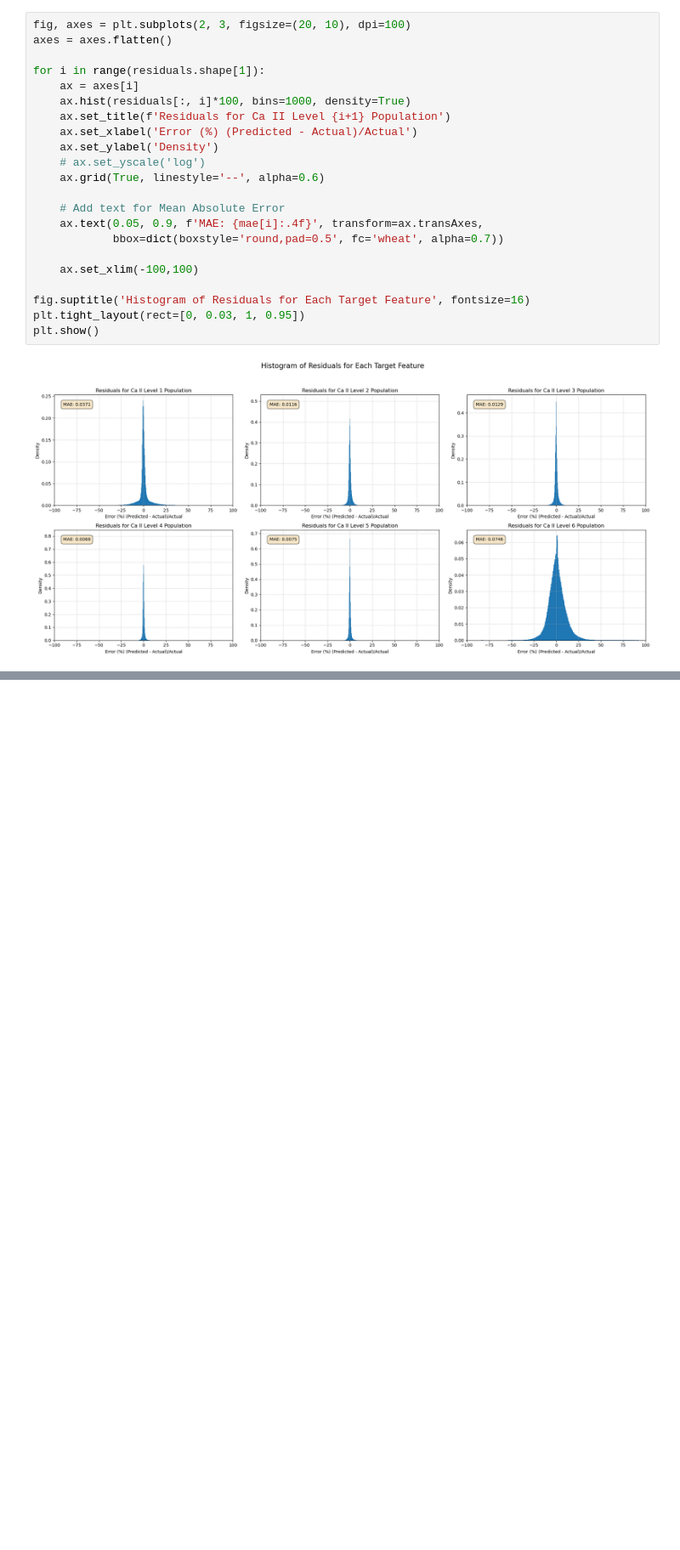
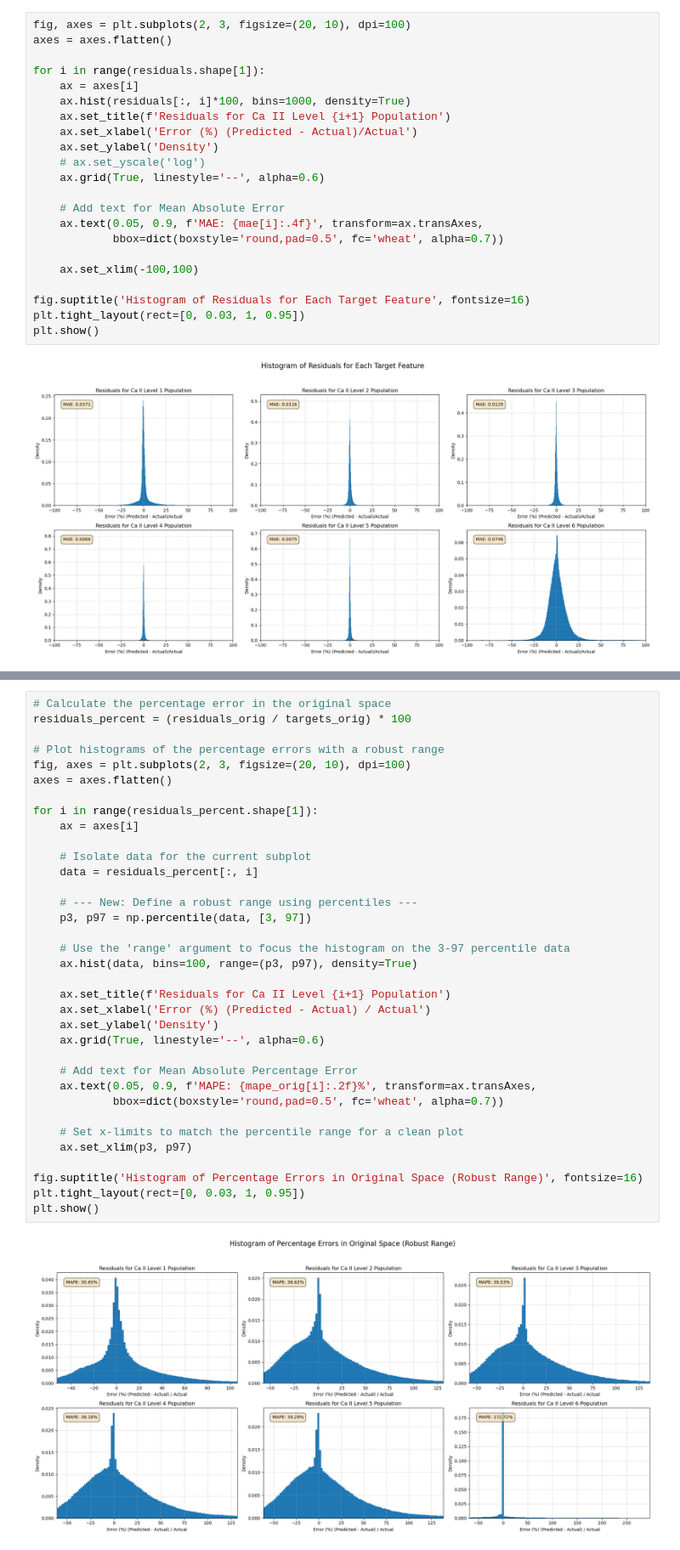
Before and after one commit to andreuva/graphnet_nlte, a Jupyter notebook: gnn_inference.ipynb, the cells around one changed output, grey strips where cells are left out. Shown at 85% size. Saved outputs shown, nothing was run; the diff lists cells and outputs as text; blank space fills up the shorter version.

```diff
--- a/gnn_inference.ipynb
+++ b/gnn_inference.ipynb
@@ -249,0 +383,37 @@ plt.show()
+# %%
+# Calculate the percentage error in the original space
+residuals_percent = (residuals_orig / targets_orig) * 100
+
+# Plot histograms of the percentage errors with a robust range
+fig, axes = plt.subplots(2, 3, figsize=(20, 10), dpi=100)
+axes = axes.flatten()
+
+for i in range(residuals_percent.shape[1]):
+    ax = axes[i]
+
+    # Isolate data for the current subplot
+    data = residuals_percent[:, i]
+
+    # --- New: Define a robust range using percentiles ---
+    p3, p97 = np.percentile(data, [3, 97])
+
+    # Use the 'range' argument to focus the histogram on the 3-97 percentile data
+    ax.hist(data, bins=100, range=(p3, p97), density=True)
+
+    ax.set_title(f'Residuals for Ca II Level {i+1} Population')
+    ax.set_xlabel('Error (%) (Predicted - Actual) / Actual')
+    ax.set_ylabel('Density')
+    ax.grid(True, linestyle='--', alpha=0.6)
+
+    # Add text for Mean Absolute Percentage Error
+    ax.text(0.05, 0.9, f'MAPE: {mape_orig[i]:.2f}%', transform=ax.transAxes,
+            bbox=dict(boxstyle='round,pad=0.5', fc='wheat', alpha=0.7))
+
+    # Set x-limits to match the percentile range for a clean plot
+    ax.set_xlim(p3, p97)
+
+fig.suptitle('Histogram of Percentage Errors in Original Space (Robust Range)', fontsize=16)
+plt.tight_layout(rect=[0, 0.03, 1, 0.95])
+plt.show()
+# %% [output]
+[figure, added]
```
Also changed, not shown: parts of 5 cells of this notebook.
